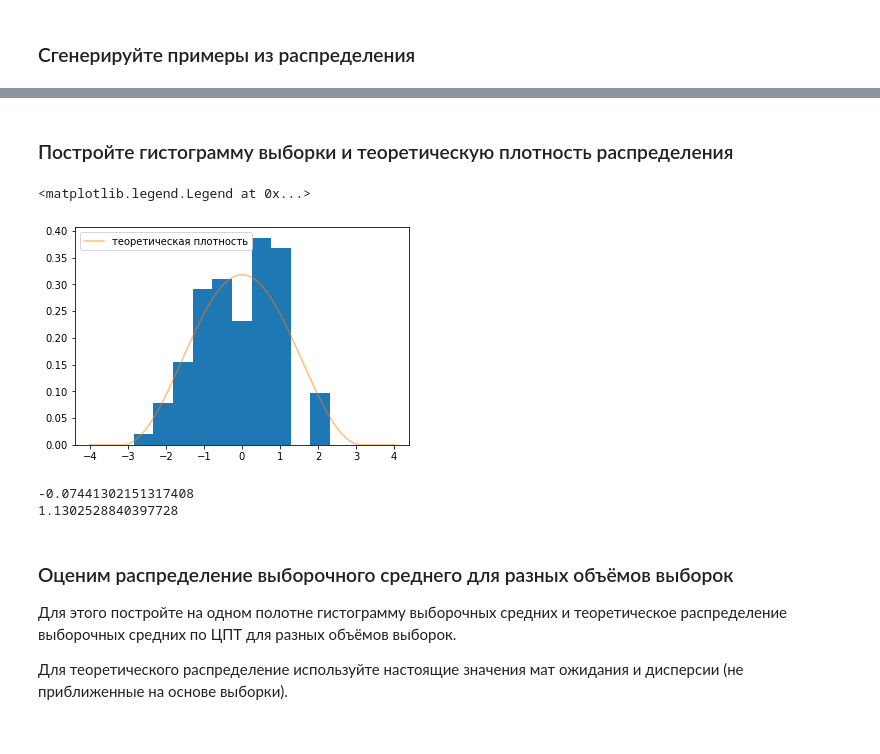
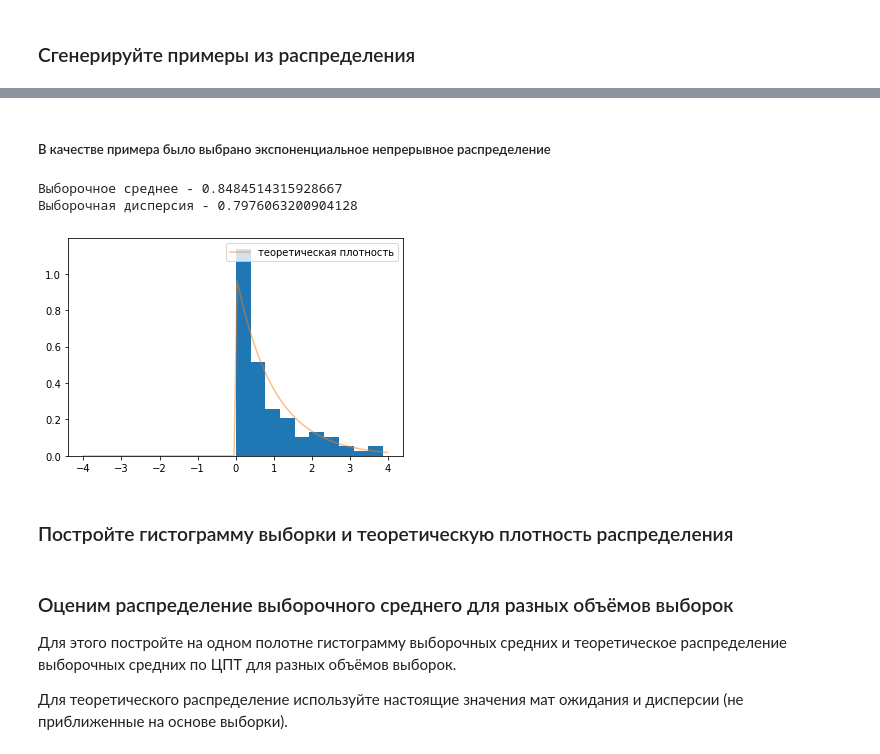
Before and after one commit to BroVadim/SBER_EDUCATION, a Jupyter notebook: HW4/hw4.ipynb, the cells around one changed output, grey strips where cells are left out. Drawn from its saved outputs; the diff is of its cells as text; code cells hidden in the pictures.

```diff
--- a/HW4/hw4.ipynb
+++ b/HW4/hw4.ipynb
@@ -50,23 +15,26 @@ real_var = cosine_rv.var() # настоящая дисперсия случай
+# %%
+rv = sts.expon()
+sample = rv.rvs(100)
+# %% [markdown]
+##### В качестве примера было выбрано экспоненциальное непрерывное распределение
+# %%
+sample_mean = sample.mean()
+sample_dis = sample.var()
+print(f'Выборочное среднее - {sample_mean}\nВыборочная дисперсия - {sample_dis}')
+# %% [output]
+Выборочное среднее - 0.8484514315928667
+Выборочная дисперсия - 0.7976063200904128
+# %%
+# Построение гистограммы
+plt.hist(sample, density=True)
+x = np.linspace(-4,4,100)
+pdf = rv.pdf(x)
+plt.plot(x, pdf, label='теоретическая плотность', alpha=0.5)
+plt.legend();
+# %% [output]
+[figure, added]
 # %% [markdown]
 ### Постройте гистограмму выборки и теоретическую плотность распределения
-# %%
-# ваш код тут
-plt.hist(sample, density=True)
-x = np.linspace(-4,4,100)
-pdf = cosine_rv.pdf(x)
-plt.plot(x, pdf, label='теоретическая плотность', alpha=0.5)
-plt.legend()
-# %% [output]
-<matplotlib.legend.Legend at 0x...>
-[figure, removed]
-# %%
-sample_mean = sample.mean() # выборочное среднее
-print(sample_mean)
-sample_var = sample.var() # выборочная дисперсия
-print(sample_var)
-# %% [output]
--0.07441302151317408
-1.1302528840397728
 # %% [markdown]
 ### Оценим распределение выборочного среднего для разных объёмов выборок
 Для этого постройте на одном полотне гистограмму выборочных средних и теоретическое распределение выборочных средних по ЦПТ для разных объёмов выборок.
```
Also changed, not shown: parts of 14 cells of this notebook.
